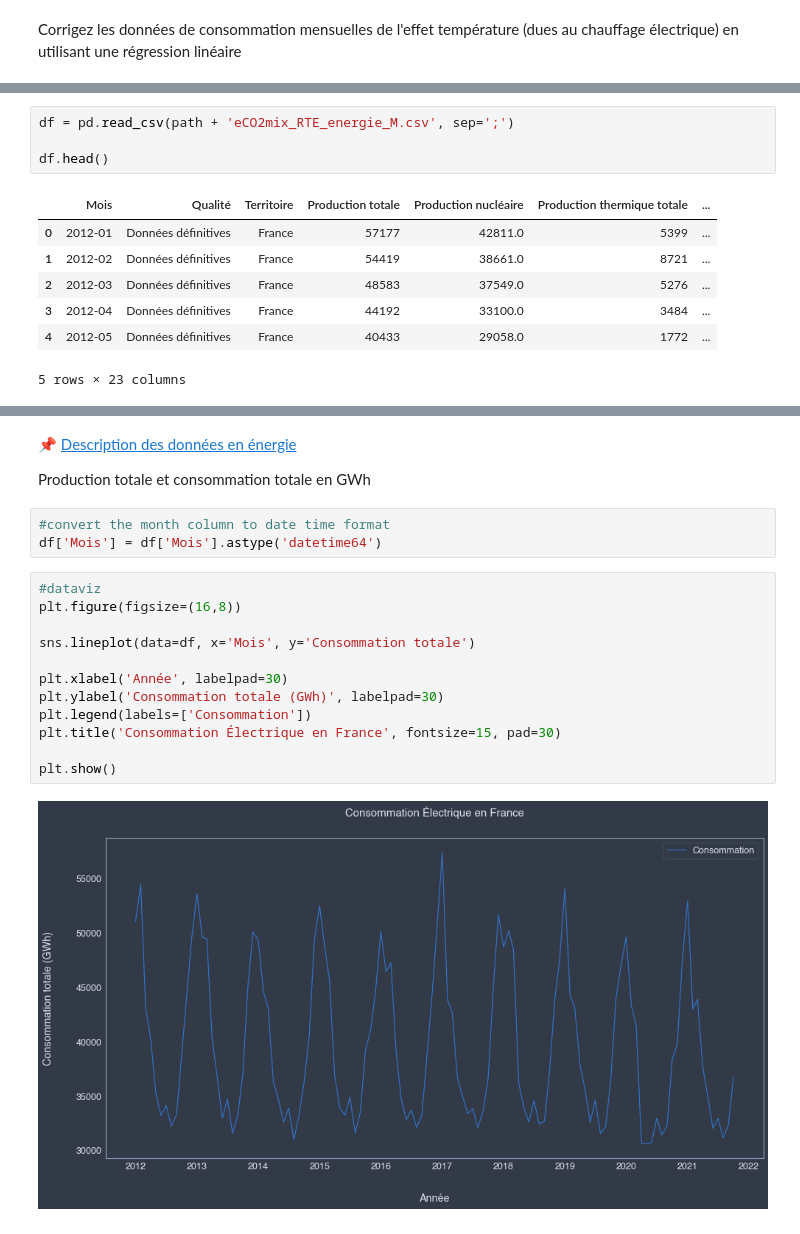
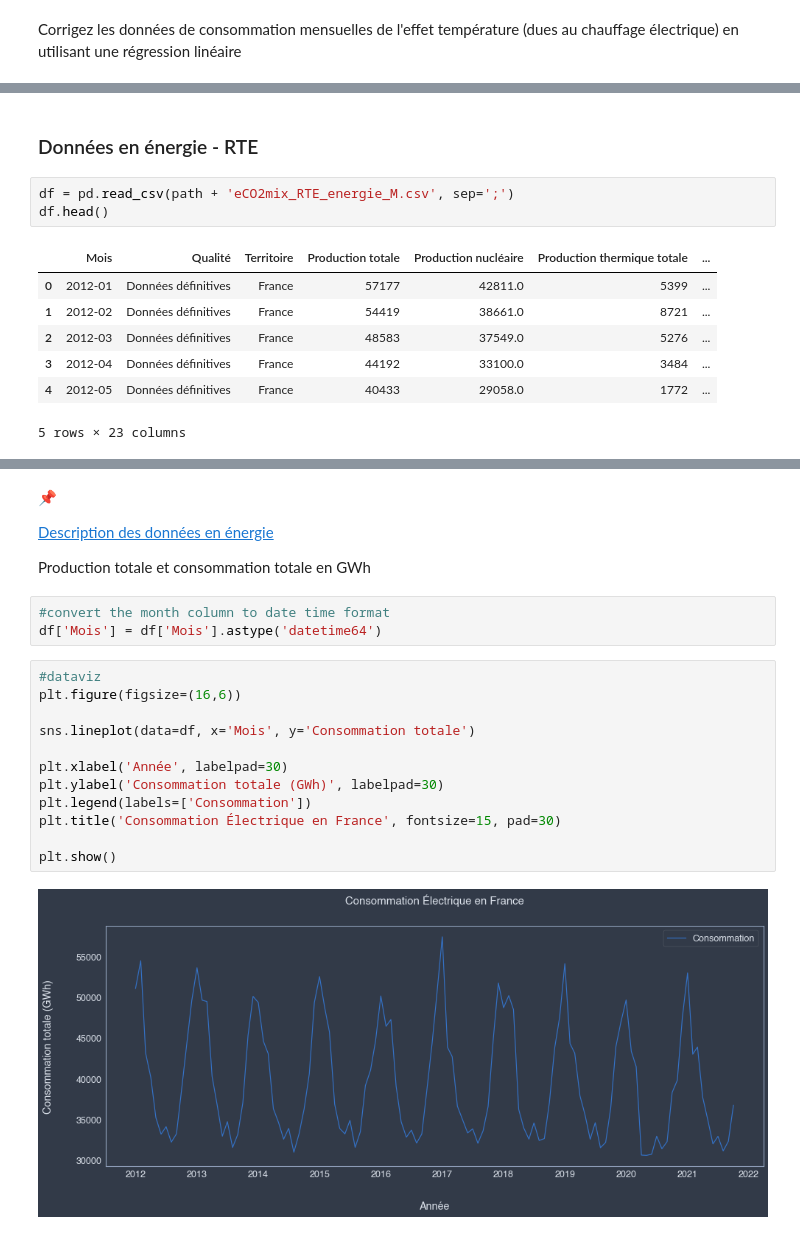
Before and after one commit to Gladouu/P9, a Jupyter notebook: P9_01_code.ipynb, the cells around one changed output, grey strips where cells are left out. Cells and saved outputs as stored; diff of their text form.

```diff
--- a/P9_01_code.ipynb
+++ b/P9_01_code.ipynb
@@ -47,6 +49,7 @@ Corrigez les données de consommation mensuelles de l'effet température (dues a
+# %% [markdown]
+### Données en énergie - RTE
 # %%
 df = pd.read_csv(path + 'eCO2mix_RTE_energie_M.csv', sep=';')
-
 df.head()
 # %% [output]
 |  | Mois | Qualité | Territoire | Production totale | Production nucléaire | Production thermique totale | ... |
@@ -81,7 +84,9 @@ Data columns (total 22 columns):
 dtypes: float64(10), int64(9), object(3)
 memory usage: 20.4+ KB
 # %% [markdown]
-📌 [Description des données en énergie](https://assets.rte-france.com/prod/public/2020-07/éCO2mix%20-%20Description%20des%20fichiers%20des%20données%20en%20énergie.pdf)
+📌
+
+[Description des données en énergie](https://assets.rte-france.com/prod/public/2020-07/éCO2mix%20-%20Description%20des%20fichiers%20des%20données%20en%20énergie.pdf)
 
 Production totale et consommation totale en GWh
 # %%
@@ -89,15 +94,15 @@ Production totale et consommation totale en GWh
 df['Mois'] = df['Mois'].astype('datetime64')
 # %%
 #dataviz
-plt.figure(figsize=(16,8))
+plt.figure(figsize=(16,6))
 
 sns.lineplot(data=df, x='Mois', y='Consommation totale')
 
 plt.xlabel('Année', labelpad=30)
 plt.ylabel('Consommation totale (GWh)', labelpad=30)
 plt.legend(labels=['Consommation'])
 plt.title('Consommation Électrique en France', fontsize=15, pad=30)
 
 plt.show()
 # %% [output]
-[figure, old version]
+[figure, new version]
```
Also changed, not shown: parts of 31 cells of this notebook.
